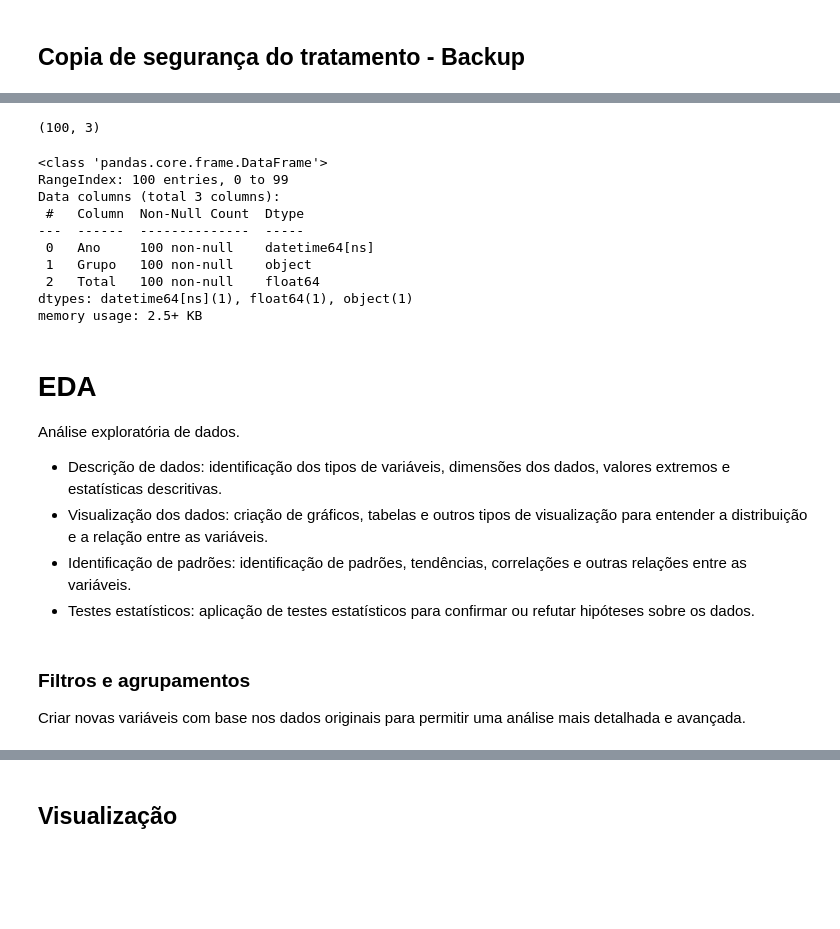
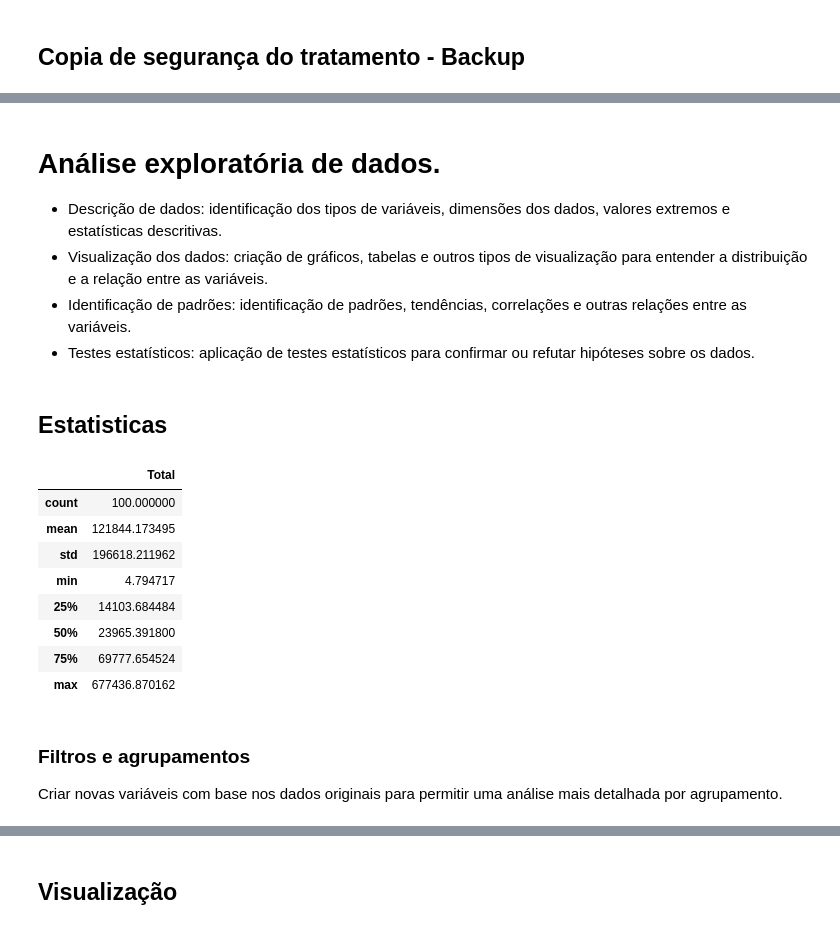
Before and after one commit to squadOito/soulcodead2, a Jupyter notebook: notebooks/notebook_2_3_geracao_eletrica_por_fonte_gwh_tratado.ipynb, the cells around one changed output, grey strips where cells are left out. Cells and saved outputs as stored; diff of their text form; code cells hidden in the pictures; blank space fills up the shorter version.

```diff
--- a/notebooks/notebook_2_3_geracao_eletrica_por_fonte_gwh_tratado.ipynb
+++ b/notebooks/notebook_2_3_geracao_eletrica_por_fonte_gwh_tratado.ipynb
@@ -390,30 +365,27 @@ df_tratado.to_csv('gs://projeto-final-ad2-e8/dados/tratados/dataset_tratados_xls
-# %%
-df_tratado.shape
-# %% [output]
-(100, 3)
-# %%
-df_tratado.info()
-# %% [output]
-<class 'pandas.core.frame.DataFrame'>
-RangeIndex: 100 entries, 0 to 99
-Data columns (total 3 columns):
- #   Column  Non-Null Count  Dtype
----  ------  --------------  -----
- 0   Ano     100 non-null    datetime64[ns]
- 1   Grupo   100 non-null    object
- 2   Total   100 non-null    float64
-dtypes: datetime64[ns](1), float64(1), object(1)
-memory usage: 2.5+ KB
 # %% [markdown]
-# EDA
-Análise exploratória de dados.
+# Análise exploratória de dados.
 - Descrição de dados: identificação dos tipos de variáveis, dimensões dos dados, valores extremos e estatísticas descritivas.
 - Visualização dos dados: criação de gráficos, tabelas e outros tipos de visualização para entender a distribuição e a relação entre as variáveis.
 - Identificação de padrões: identificação de padrões, tendências, correlações e outras relações entre as variáveis.
 - Testes estatísticos: aplicação de testes estatísticos para confirmar ou refutar hipóteses sobre os dados.
+# %% [markdown]
+## **Estatisticas**
+# %%
+# Estatistica descritiva
+df_tratado.describe()
+# %% [output]
+|  | Total |
+| count | 100.000000 |
+| mean | 121844.173495 |
+| std | 196618.211962 |
+| min | 4.794717 |
+| 25% | 14103.684484 |
+| 50% | 23965.391800 |
+| 75% | 69777.654524 |
+| max | 677436.870162 |
 # %% [markdown]
 ### Filtros e agrupamentos
-Criar novas variáveis com base nos dados originais para permitir uma análise mais detalhada e avançada.
+Criar novas variáveis com base nos dados originais para permitir uma análise mais detalhada por agrupamento.
 # %%
 # Agrupamento por Ano
 grupo_ano = df_tratado.groupby('Ano')['Total'].sum()
```
Also changed, not shown: parts of 14 cells of this notebook.
